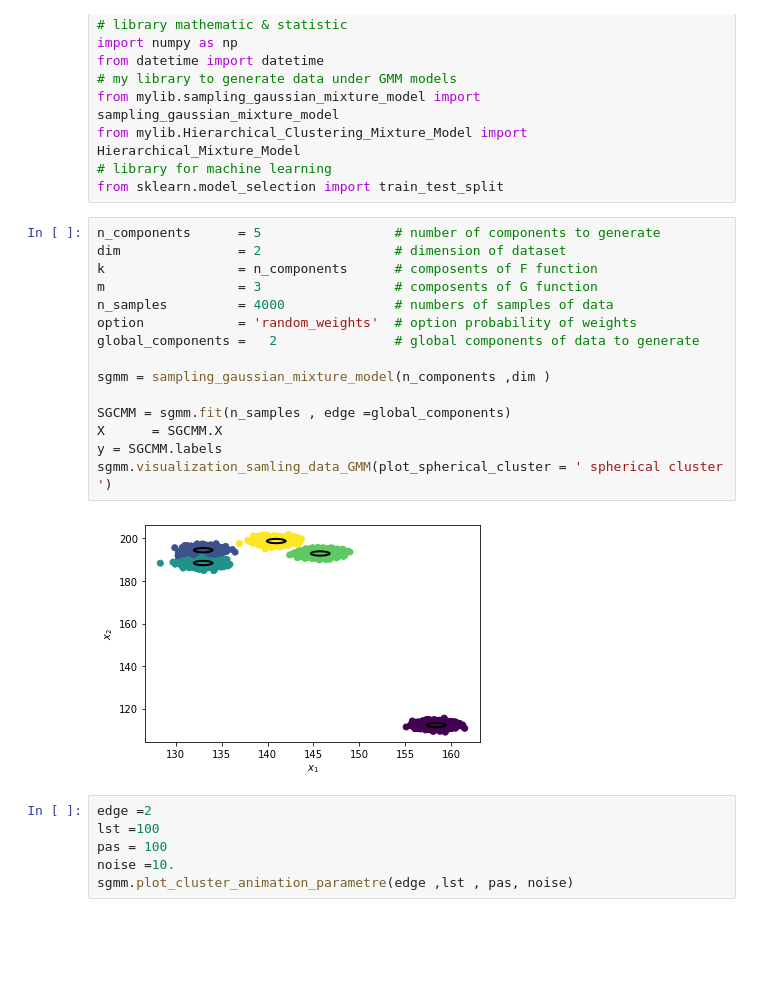
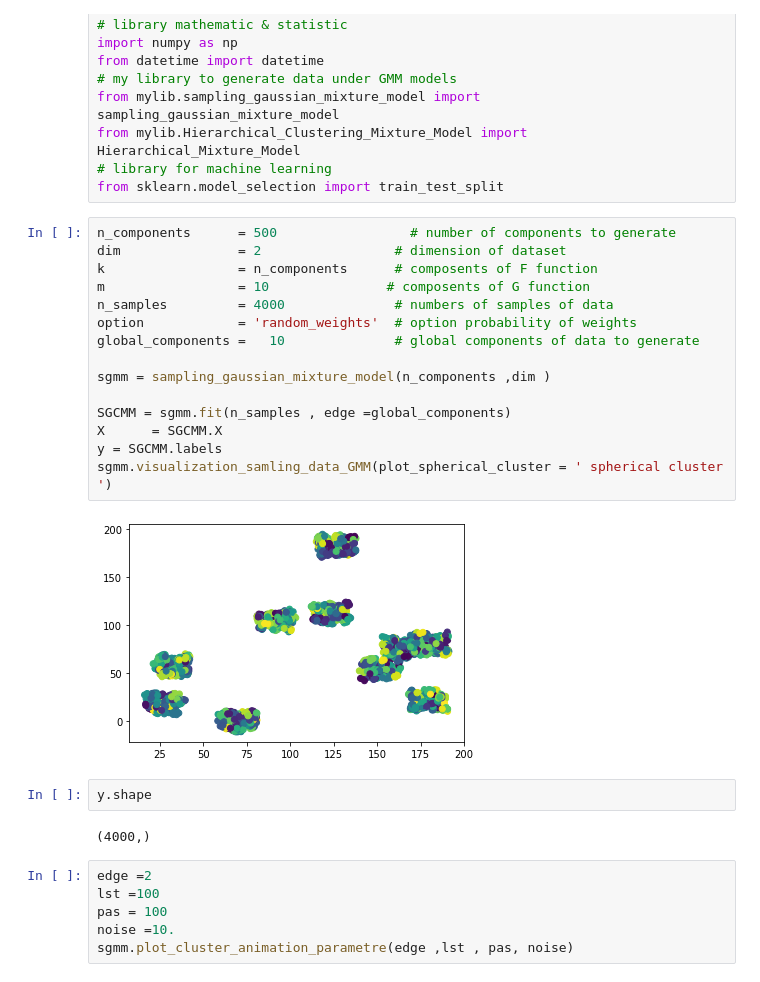
Before and after one commit to Abdelmounim1996/Hierarchical-Clustering-of-a-Mixture-Model, a Jupyter notebook: AHC-GMM/ main_data_from_GMM_law.ipynb, the cells around one changed output. Saved outputs shown, nothing was run; the diff lists cells and outputs as text; blank space fills up the shorter version.

```diff
--- a/AHC-GMM/ main_data_from_GMM_law.ipynb
+++ b/AHC-GMM/ main_data_from_GMM_law.ipynb
@@ -11,22 +11,26 @@ from mylib.Hierarchical_Clustering_Mixture_Model import Hierarchical_Mixture_Mod
 # library for machine learning
 from sklearn.model_selection import train_test_split
 # %%
-n_components      = 5                 # number of components to generate
+n_components      = 500                 # number of components to generate
 dim               = 2                 # dimension of dataset
 k                 = n_components      # composents of F function
-m                 = 3                 # composents of G function
+m                 = 10               # composents of G function
 n_samples         = 4000              # numbers of samples of data
 option            = 'random_weights'  # option probability of weights
-global_components =   2               # global components of data to generate
+global_components =   10              # global components of data to generate
 
 sgmm = sampling_gaussian_mixture_model(n_components ,dim )
 
 SGCMM = sgmm.fit(n_samples , edge =global_components)
 X      = SGCMM.X
 y = SGCMM.labels
 sgmm.visualization_samling_data_GMM(plot_spherical_cluster = ' spherical cluster ')
 # %% [output]
-[figure, old version]
+[figure, new version]
+# %%
+y.shape
+# %% [output]
+(4000,)
 # %%
 edge =2
 lst =100
```
Also changed, not shown: parts of 11 cells of this notebook.
